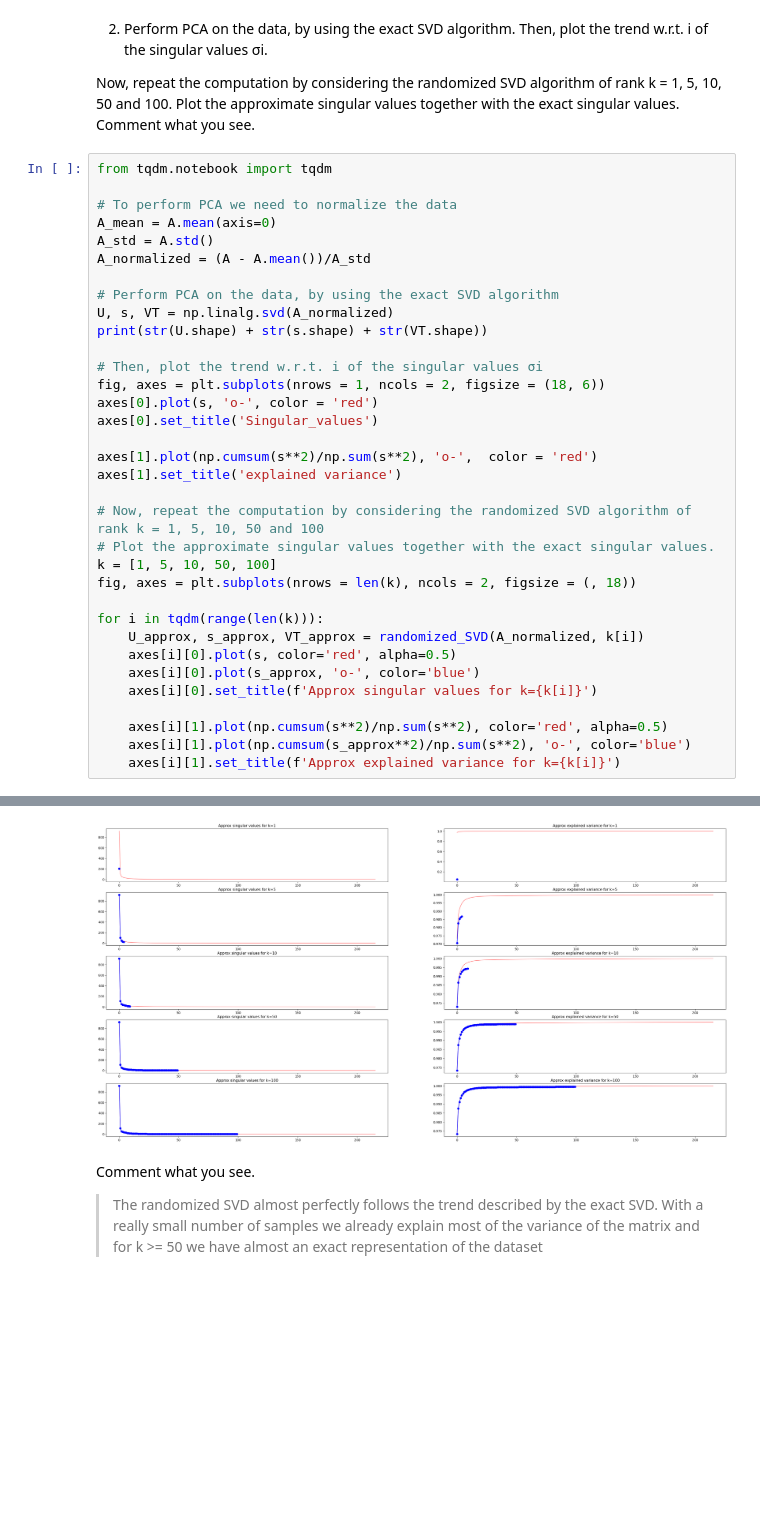
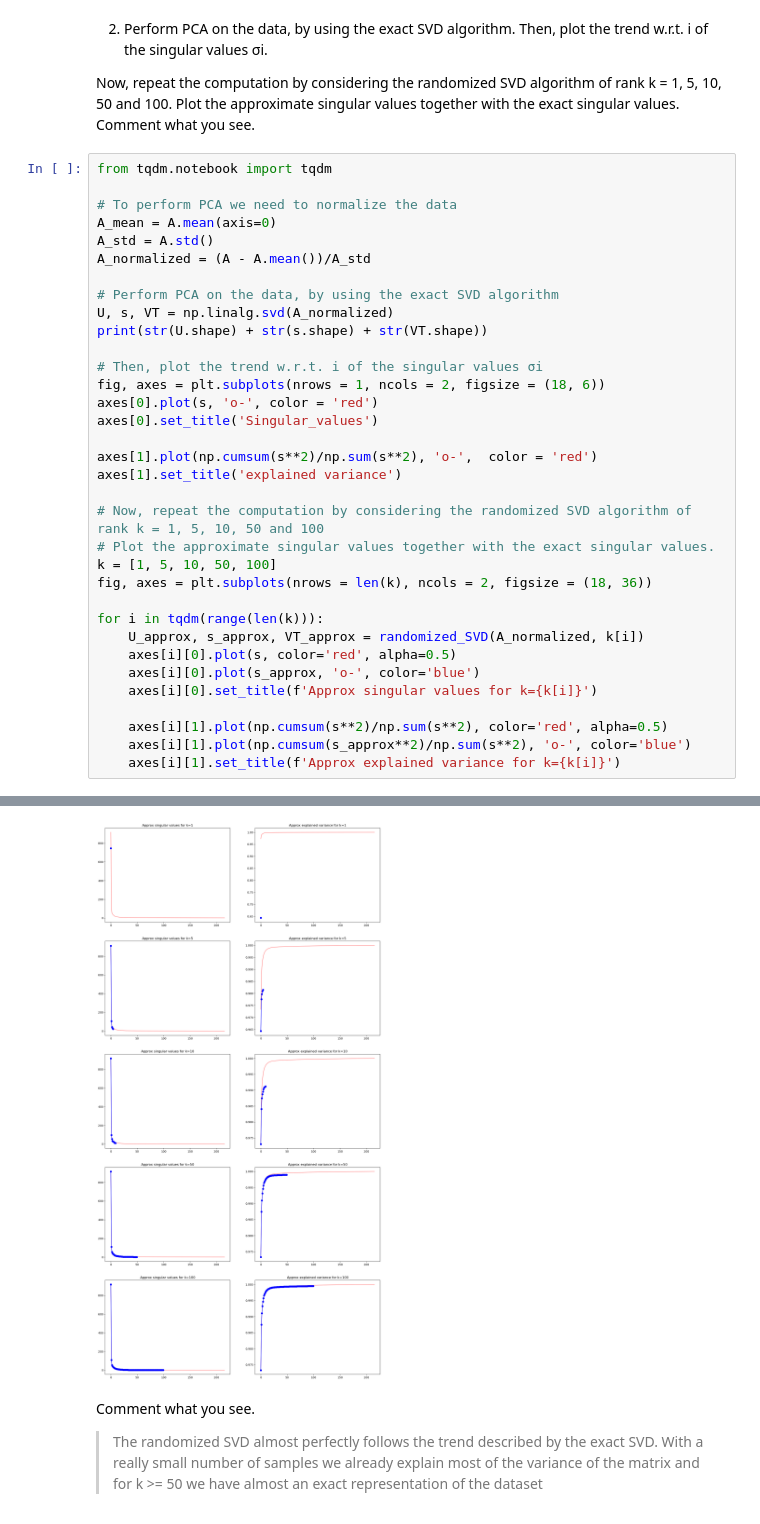
Before and after one commit to andreac01/NAML, a Jupyter notebook: pastExams/2023-01-20/2023-01-20_exam.ipynb, the cells around one changed output, grey strips where cells are left out. Drawn from its saved outputs; the diff is of its cells as text; blank space fills up the shorter version.

```diff
--- a/pastExams/2023-01-20/2023-01-20_exam.ipynb
+++ b/pastExams/2023-01-20/2023-01-20_exam.ipynb
@@ -85,35 +85,35 @@ A_std = A.std()
 A_normalized = (A - A.mean())/A_std
 
 # Perform PCA on the data, by using the exact SVD algorithm
 U, s, VT = np.linalg.svd(A_normalized)
 print(str(U.shape) + str(s.shape) + str(VT.shape))
 
 # Then, plot the trend w.r.t. i of the singular values σi
 fig, axes = plt.subplots(nrows = 1, ncols = 2, figsize = (18, 6))
 axes[0].plot(s, 'o-', color = 'red')
 axes[0].set_title('Singular_values')
 
 axes[1].plot(np.cumsum(s**2)/np.sum(s**2), 'o-',  color = 'red')
 axes[1].set_title('explained variance')
 
 # Now, repeat the computation by considering the randomized SVD algorithm of rank k = 1, 5, 10, 50 and 100
 # Plot the approximate singular values together with the exact singular values.
 k = [1, 5, 10, 50, 100]
-fig, axes = plt.subplots(nrows = len(k), ncols = 2, figsize = (, 18))
+fig, axes = plt.subplots(nrows = len(k), ncols = 2, figsize = (18, 36))
 
 for i in tqdm(range(len(k))):
     U_approx, s_approx, VT_approx = randomized_SVD(A_normalized, k[i])
     axes[i][0].plot(s, color='red', alpha=0.5)
     axes[i][0].plot(s_approx, 'o-', color='blue')
     axes[i][0].set_title(f'Approx singular values for k={k[i]}')
 
     axes[i][1].plot(np.cumsum(s**2)/np.sum(s**2), color='red', alpha=0.5)
     axes[i][1].plot(np.cumsum(s_approx**2)/np.sum(s**2), 'o-', color='blue')
     axes[i][1].set_title(f'Approx explained variance for k={k[i]}')
 # %% [output]
 (4000, 4000)(216,)(216, 216)
 [figure]
-[figure, old version]
+[figure, new version]
 # %% [markdown]
 Comment what you see.
 
```
Also changed, not shown: parts of 7 cells of this notebook.
